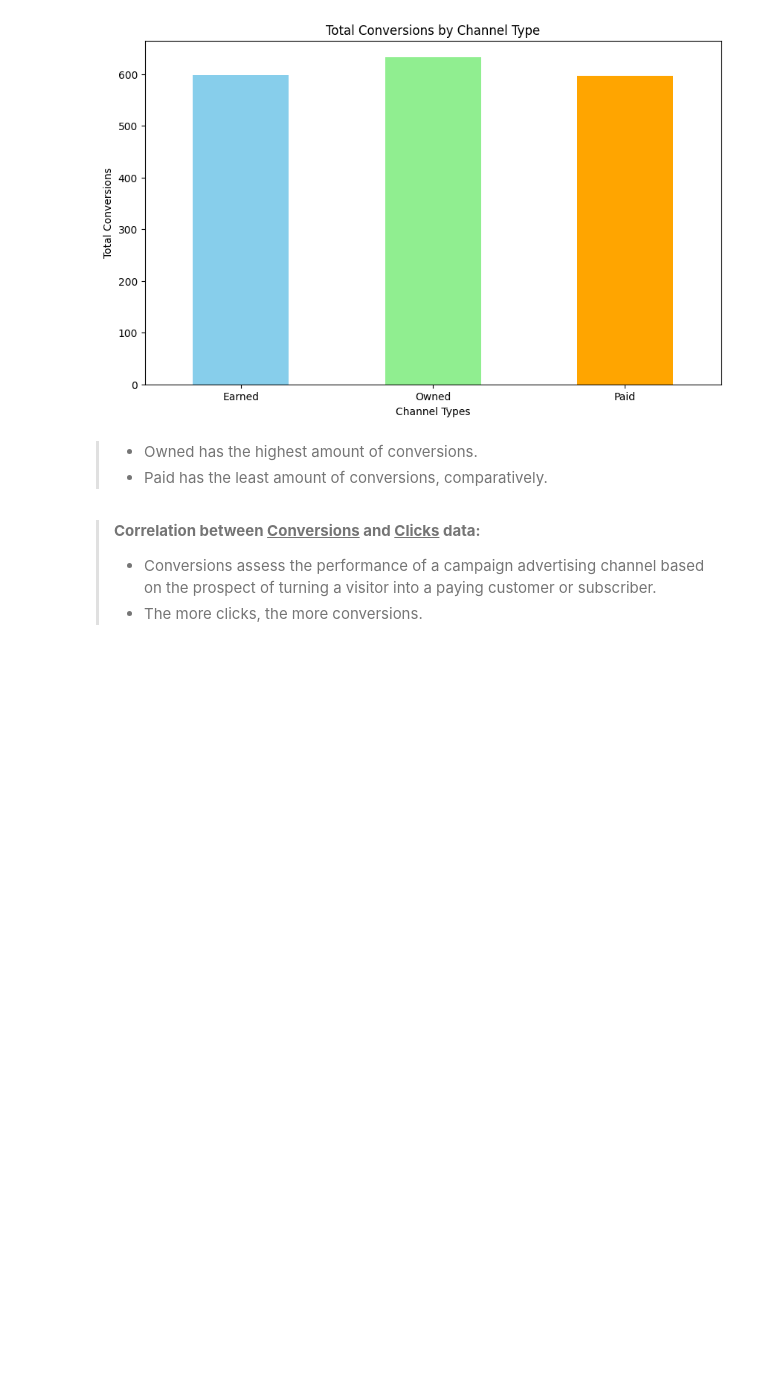
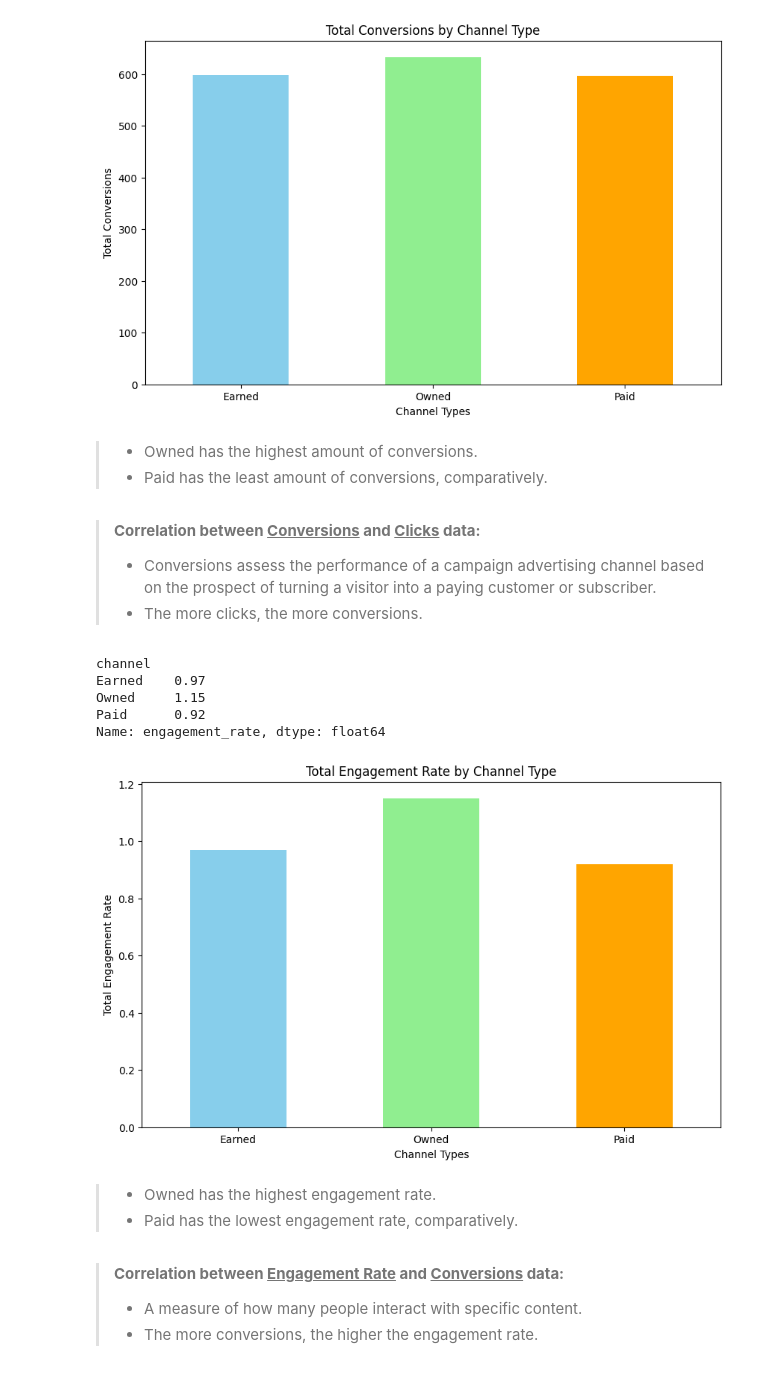
Before and after one commit to stxphz/unicef, a Jupyter notebook: analysis.ipynb, the cells around one changed output. Cells and saved outputs as stored; diff of their text form; code cells hidden in the pictures; blank space fills up the shorter version.

```diff
--- a/analysis.ipynb
+++ b/analysis.ipynb
@@ -535,0 +530,31 @@ Name: conversions, dtype: int64
+# %%
+# What is the total metric of 'engagement rate' for each channel type?
+
+
+# Finding the total engagment rate for each channel type
+engagement_total = cam_perf.groupby('channel')['engagement_rate'].sum()
+print(engagment_total)
+
+# Plot
+plt.figure(figsize=(10, 6))
+engagement_total.plot(kind='bar', color=['skyblue', 'lightgreen', 'orange'])
+plt.title('Total Engagement Rate by Channel Type')
+plt.xlabel('Channel Types')
+plt.xticks(rotation=0)
+plt.ylabel('Total Engagement Rate')
+
+plt.show()
+# %% [output]
+channel
+Earned    0.97
+Owned     1.15
+Paid      0.92
+Name: engagement_rate, dtype: float64
+[figure, added]
+# %% [markdown]
+> - Owned has the highest engagement rate.
+> - Paid has the lowest engagement rate, comparatively.
+# %% [markdown]
+> <b>Correlation between <u>Engagement Rate</u> and <u>Conversions</u> data:</b>
+> - A measure of how many people interact with specific content.
+> - The more conversions, the higher the engagement rate.
```
Also changed, not shown: parts of 5 cells of this notebook.
